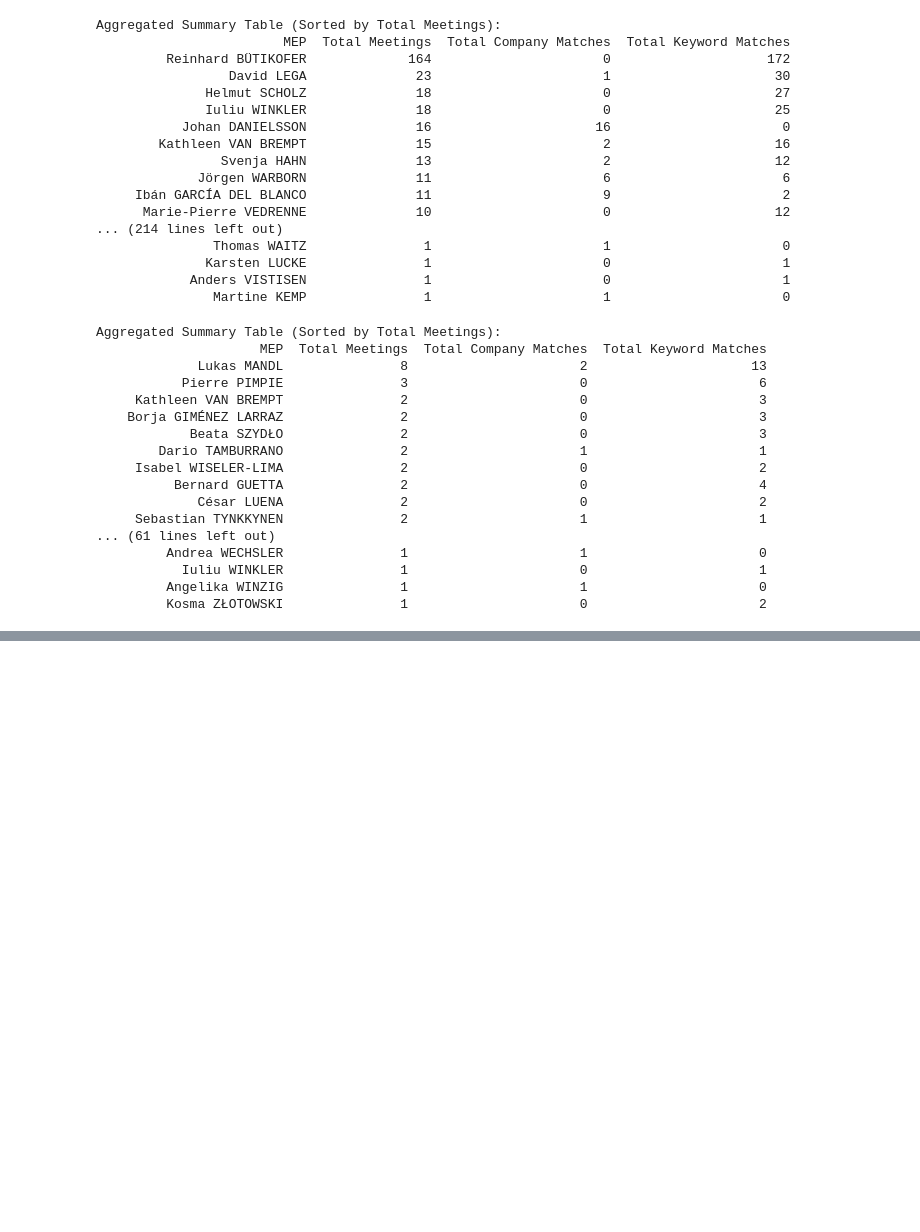
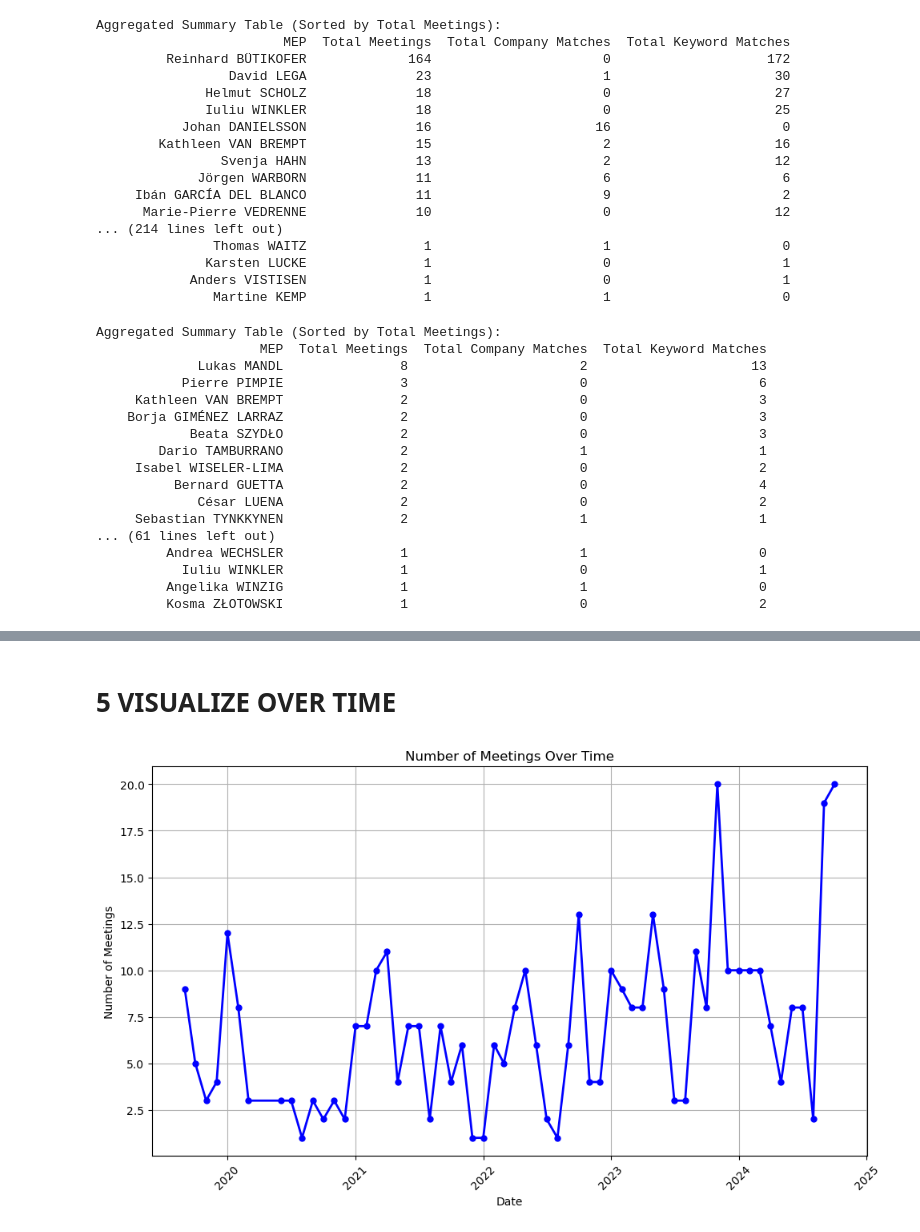
Before and after one commit to emilia-c/AMO-Work, a Jupyter notebook: transparency register/clean_meeting_jsons.ipynb, the cells around one changed output, grey strips where cells are left out. Drawn from its saved outputs; the diff is of its cells as text; code cells hidden in the pictures; blank space fills up the shorter version.

Commit message:
first step apa analysis

```diff
--- a/transparency register/clean_meeting_jsons.ipynb
+++ b/transparency register/clean_meeting_jsons.ipynb
@@ -361,0 +627,20 @@ summarize the output
+# %%
+# Define the filename for the output text file
+company_filename_9 = "company_9th_term_meetings.txt"
+company_filename_10 = "company_10th_term_meetings.txt"
+
+# Open the file in write mode
+with open(company_filename_9, "w") as file:
+    # Write the title at the top of the file
+    file.write("Term 9: Company Keyword Matches")
+    file.write("\n\n")
+    # Write the analysis results
+    file.write(company_9_term_matches)
+
+# Open the file in write mode
+with open(company_filename_10, "w") as file:
+    # Write the title at the top of the file
+    file.write("Term 10: Company Keyword Matches")
+    file.write("\n\n")
+    # Write the analysis results
+    file.write(company_10_term_matches)
@@ -520,0 +961,57 @@ Aggregated Summary Table (Sorted by Total Meetings):
+# %% [markdown]
+# 5 VISUALIZE OVER TIME
+# %%
+import os
+import re
+import matplotlib.pyplot as plt
+import pandas as pd
+from collections import Counter
+from datetime import datetime
+
+# Define the directory where your txt files are stored
+directory = "C:/Users/Emilia/Documents/Uni Helsinki/Year Three/AMO Freelance/transparency register/results/china"  # Update this with your directory path
+
+# Initialize a list to hold all meeting dates
+meeting_dates = []
+
+# Loop over all files in the specified directory
+for filename in os.listdir(directory):
+    if filename.endswith(".txt"):  # Process only .txt files
+        file_path = os.path.join(directory, filename)
+
+        # Open and read the content of the current txt file
+        with open(file_path, "r") as file:
+            data = file.read()
+
+            # Define a regex pattern to extract the meeting dates from the text
+            pattern = r"Date:\s*(\d{2}-\d{2}-\d{4})"
+
+            # Find all meeting dates using the regex pattern
+            meeting_dates.extend(re.findall(pattern, data))
+
+# Convert the meeting dates into datetime objects for easier manipulation
+meeting_dates = [datetime.strptime(date, "%d-%m-%Y") for date in meeting_dates]
+
+# Create a list of month-year combinations
+month_years = [date.strftime('%Y-%m') for date in meeting_dates]
+
+# Count the number of meetings per month-year
+meeting_counts = Counter(month_years)
+
+# Convert the Counter to a pandas DataFrame for easy plotting
+df = pd.DataFrame(meeting_counts.items(), columns=["Month-Year", "Meetings"])
+df["Month-Year"] = pd.to_datetime(df["Month-Year"], format='%Y-%m')
+df = df.sort_values("Month-Year")
+
+# Plot the data
+plt.figure(figsize=(10, 6))
+plt.plot(df["Month-Year"], df["Meetings"], marker='o', color='b', linestyle='-', linewidth=2, markersize=5)
+plt.title("Number of Meetings Over Time")
+plt.xlabel("Date")
+plt.ylabel("Number of Meetings")
+plt.grid(True)
+plt.xticks(rotation=45)
+plt.tight_layout()
+plt.show()
+# %% [output]
+[figure, added]
```
Also changed, not shown: parts of 44 cells of this notebook, 7 other files.
